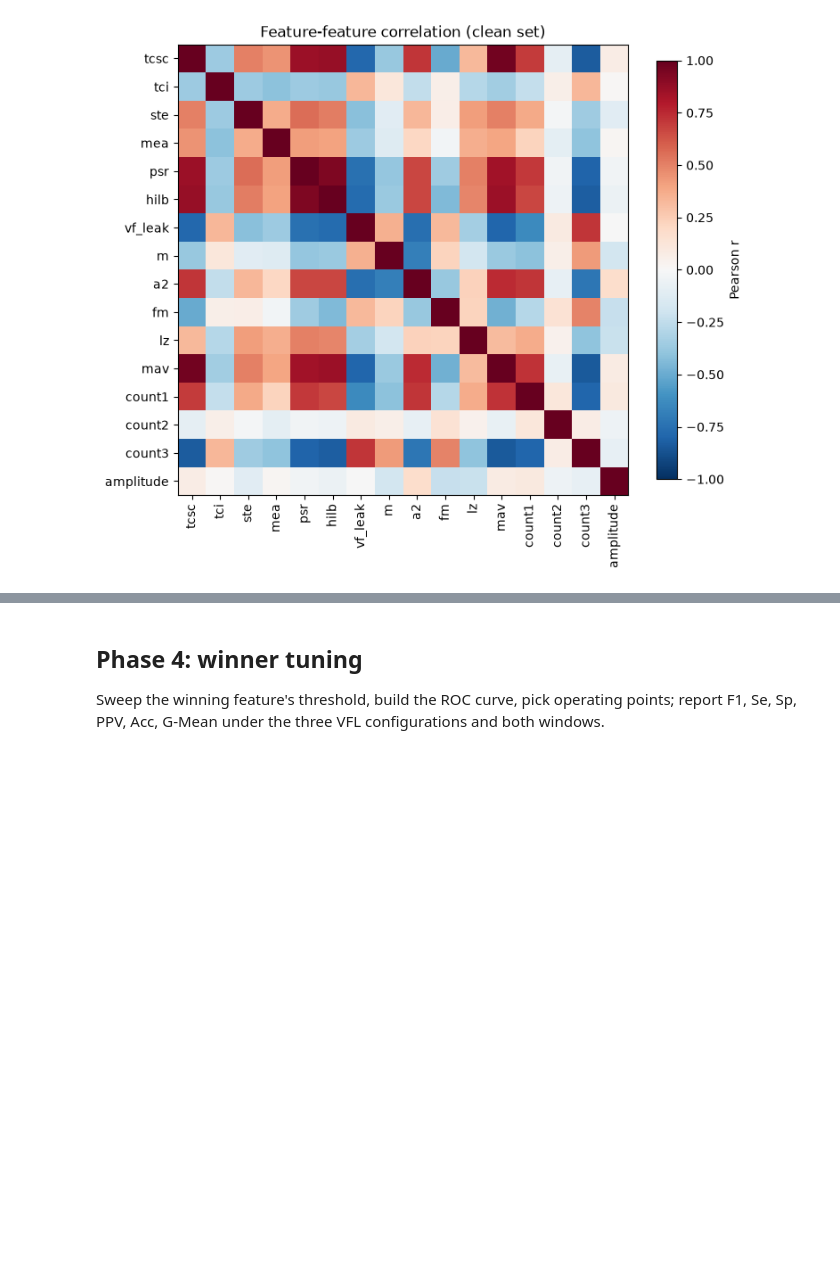
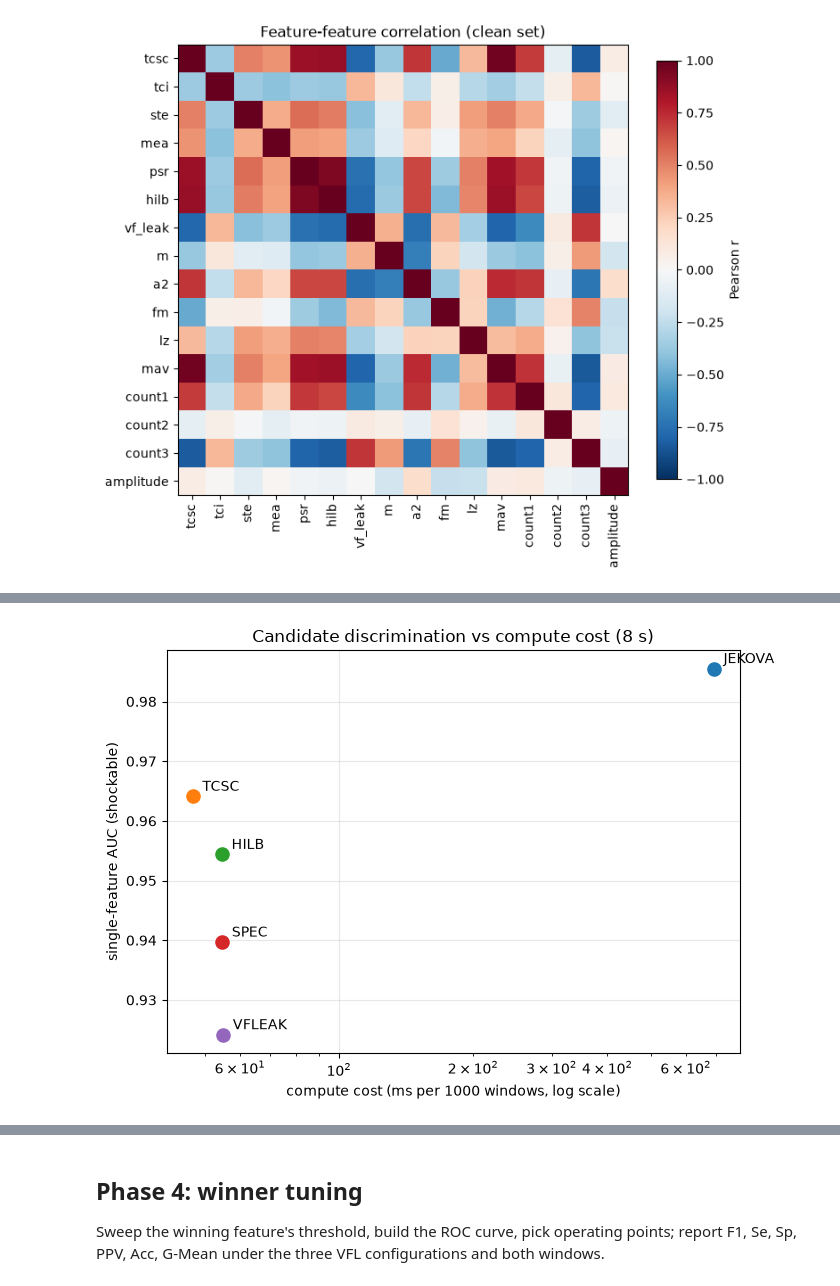
Before and after one commit to kbajalc/vfong, a Jupyter notebook: PAPER.ipynb, the cells around one changed output, grey strips where cells are left out. Drawn from its saved outputs; the diff is of its cells as text; code cells hidden in the pictures; blank space fills up the shorter version.

```diff
--- a/PAPER.ipynb
+++ b/PAPER.ipynb
@@ -289,2 +300,9 @@ cost, not the top score alone.
 # %%
-# TODO: candidate detectors (threshold + decision) and the discrimination-vs-cost table
+from vfta import shootout
+
+# Each detector = one feature + a threshold. Discrimination is scored on the primary
+# (best) feature; compute cost is charged at that same feature (see vfta/shootout.py).
+shoot8 = shootout.shootout_table(clean, window_sec=8.0)
+print(f"candidate shootout, 8 s (clean set: {(clean.Shock=='SHOCK').sum():,} SHOCK / "
+      f"{(clean.Shock=='NON').sum():,} NON)")
+shoot8.round(4)
@@ -290,0 +317,17 @@ cost, not the top score alone.
+# %%
+# Discrimination vs compute cost: the winner is argued from both axes.
+# Cost is pure-Python ms per 1000 windows on this machine, for relative scale only.
+fig, ax = plt.subplots(figsize=(7, 5))
+for _, r in shoot8.iterrows():
+    ax.scatter(r['ms_per_kwin'], r['auc'], s=90, zorder=3)
+    ax.annotate(r['detector'], (r['ms_per_kwin'], r['auc']),
+                textcoords='offset points', xytext=(7, 4))
+pass #for
+ax.set_xscale('log')
+ax.set_xlabel('compute cost (ms per 1000 windows, log scale)')
+ax.set_ylabel('single-feature AUC (shockable)')
+ax.set_title('Candidate discrimination vs compute cost (8 s)')
+ax.grid(alpha=0.3)
+fig.tight_layout(); plt.show()
+# %% [output]
+[figure, added]
```
Also changed, not shown: parts of 8 cells of this notebook, 4 other files.
